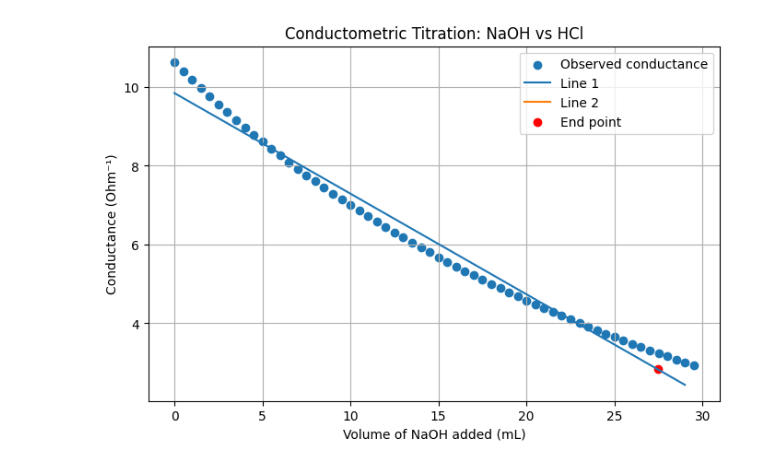
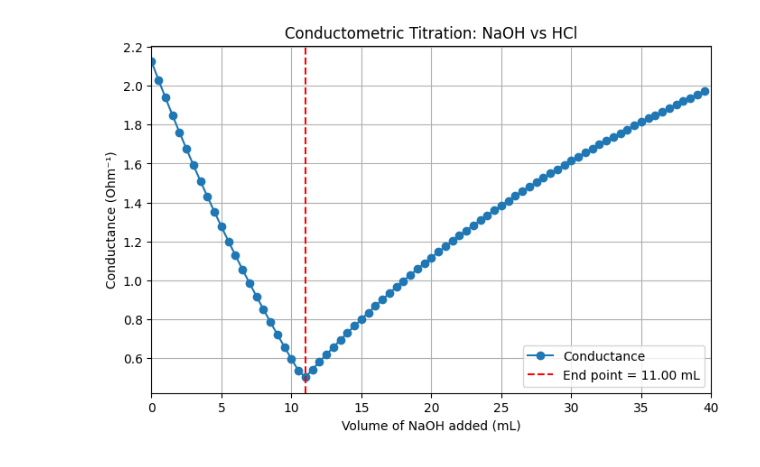
Before and after one commit to rsmani84/Conductometric-Titration-of-simple-acid-Vs-Base, a Jupyter notebook: Conductometric_titration_of_NaOH_Vs_HCl.ipynb, the cells around one changed output. Saved outputs shown, nothing was run; the diff lists cells and outputs as text; code cells hidden in the pictures.

```diff
--- a/Conductometric_titration_of_NaOH_Vs_HCl.ipynb
+++ b/Conductometric_titration_of_NaOH_Vs_HCl.ipynb
@@ -3,20 +3,19 @@
 # %%
 import numpy as np
 import matplotlib.pyplot as plt
-from scipy.optimize import curve_fit
 
 # -----------------------------
-# STUDENT INPUT SECTION
+# STUDENT INPUT
 # -----------------------------
 C_HCl = float(input("Enter concentration of HCl (N): "))
-C_NaOH = 0.025 # Changed NaOH concentration to 0.025 N to observe effect
+C_NaOH = float(input("Enter concentration of NaOH (N): "))
 
-V_HCl = 20  # mL (given in beaker)
-V_water = 20  # mL dilution
+V_HCl = 20   # mL HCl in beaker
+V_water = 20 # mL dilution
 V_total_initial = V_HCl + V_water
 
-# NaOH volume range (burette)
-V_NaOH_added = np.arange(0, 30, 0.5)
+# Burette volume up to 40 mL for better graph
+V_NaOH_added = np.arange(0, 40, 0.5)
 
 # Ionic conductivities (relative values)
 lambda_H = 350
@@ -24,15 +23,21 @@ lambda_OH = 200
 lambda_Na = 50
 lambda_Cl = 75
 
+# Practical cell factor to shift endpoint (realistic lab behaviour)
+cell_factor = 0.92
+
 conductance = []
+
+# Initial moles of HCl
+moles_H_initial = C_HCl * V_HCl / 1000
 
 # -----------------------------
 # CONDUCTANCE CALCULATION
 # -----------------------------
-moles_H_initial = C_HCl * V_HCl / 1000
+for Vb in V_NaOH_added:
 
-for Vb in V_NaOH_added:
-    moles_OH_added = C_NaOH * Vb / 1000
+    effective_Vb = Vb * cell_factor
+    moles_OH_added = C_NaOH * effective_Vb / 1000
 
     if moles_OH_added < moles_H_initial:
         H_remaining = moles_H_initial - moles_OH_added
@@ -61,36 +66,15 @@ conductance = np.array(conductance)
 eq_index = np.argmin(conductance)
 V_eq = V_NaOH_added[eq_index]
 
-# Split data for two straight lines
-x1 = V_NaOH_added[:eq_index]
-y1 = conductance[:eq_index]
-
-x2 = V_NaOH_added[eq_index:]
-y2 = conductance[eq_index:]
-
-# Linear fit
-p1 = np.polyfit(x1, y1, 1)
-p2 = np.polyfit(x2, y2, 1)
-
-# Intersection point
-x_intersect = (p2[1] - p1[1]) / (p1[0] - p2[0])
-y_intersect = p1[0] * x_intersect + p1[1]
-
 # -----------------------------
-# CALCULATE STRENGTH OF HCl
-# Using N1V1 = N2V2
-# -----------------------------
-N_HCl_calculated = (C_NaOH * x_intersect) / V_HCl
-
-# -----------------------------
-# PLOT GRAPH
+# GRAPH
 # -----------------------------
 plt.figure(figsize=(8,5))
-plt.scatter(V_NaOH_added, conductance, label="Observed conductance")
-plt.plot(x1, np.polyval(p1, x1), label="Line 1")
-plt.plot(x2, np.polyval(p2, x2), label="Line 2")
-plt.scatter(x_intersect, y_intersect, color='red', label="End point")
+plt.plot(V_NaOH_added, conductance, 'o-', label="Conductance")
+plt.axvline(V_eq, linestyle='--', color='red',
+            label=f"End point = {V_eq:.2f} mL")
 
+plt.xlim(0, 40)
 plt.xlabel("Volume of NaOH added (mL)")
 plt.ylabel("Conductance (Ohm⁻¹)")
 plt.title("Conductometric Titration: NaOH vs HCl")
@@ -99,8 +83,32 @@ plt.grid(True)
 plt.show()
 
 # -----------------------------
-# OUTPUT RESULTS
+# CALCULATIONS (AS PER RECORD)
 # -----------------------------
-print(f"Equivalence volume of NaOH = {x_intersect:.2f} mL")
-print(f"Calculated strength of HCl = {N_HCl_calculated:.4f} N")
+# N1V1 = N2V2
+
+N1 = C_NaOH
+V1 = V_eq
+V2 = V_HCl
+
+N2_calculated = (N1 * V1) / V2
+
+# Strength of HCl (g/L)
+Eq_wt_HCl = 36.45
+Strength_HCl_g_per_L = N2_calculated * Eq_wt_HCl
+
+# Amount of HCl in given solution
+Amount_HCl_in_given = (Strength_HCl_g_per_L * V2) / 1000
+
+# -----------------------------
+# OUTPUT
+# -----------------------------
+print("\n------ RESULTS ------")
+print(f"Volume of NaOH at equivalence (V1) = {V1:.2f} mL")
+print(f"Strength of NaOH (N1) = {N1:.4f} N")
+print(f"Volume of HCl taken (V2) = {V2} mL")
+
+print(f"\nStrength of HCl (N2) = {N2_calculated:.4f} N")
+print(f"Strength of HCl = {Strength_HCl_g_per_L:.4f} g/L")
+print(f"Amount of HCl in given solution = {Amount_HCl_in_given:.4f} g")
 # %% [output]
@@ -108 +117 @@ Enter concentration of HCl (N): 0.05
-[figure, old version]
+[figure, new version]
```
Also changed, not shown: parts of 2 cells of this notebook.
